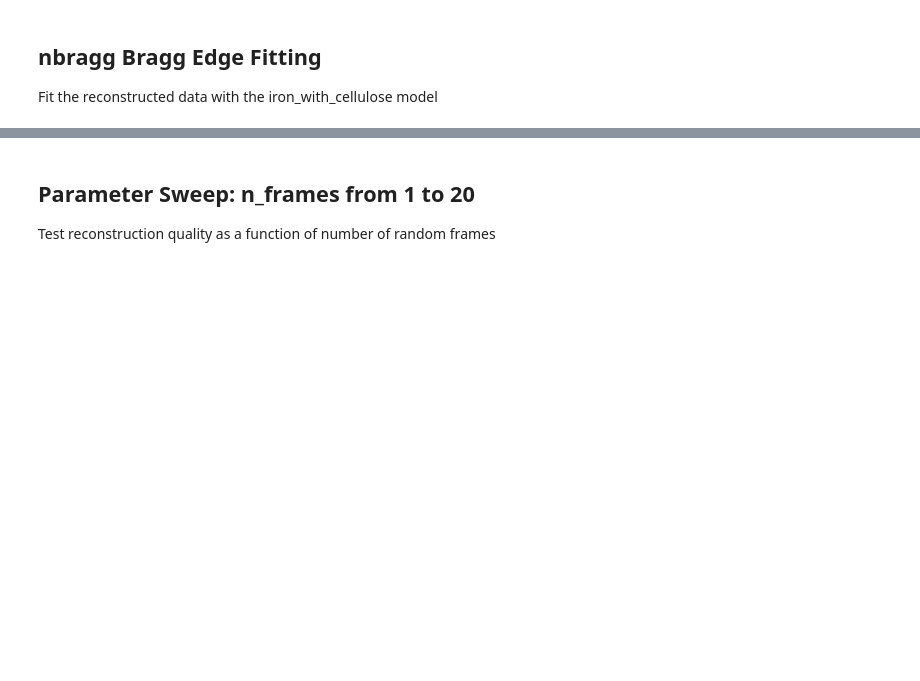
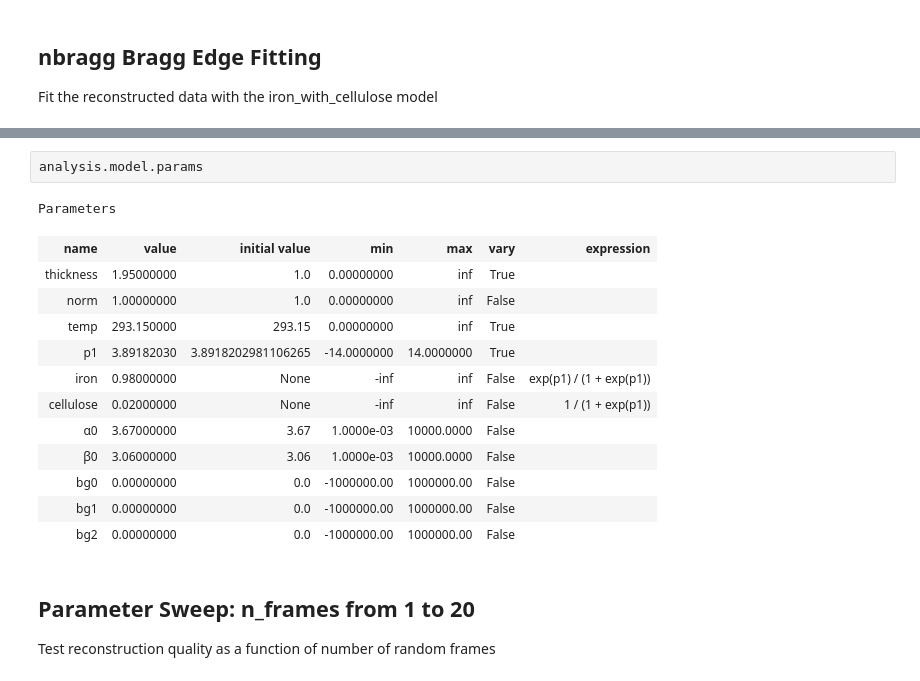
Before and after one commit to TsvikiHirsh/frame_overlap, a Jupyter notebook: notebooks/simple_reconstruction_example.ipynb, the cells around one changed output, grey strips where cells are left out. Drawn from its saved outputs; the diff is of its cells as text; blank space fills up the shorter version.

```diff
--- a/notebooks/simple_reconstruction_example.ipynb
+++ b/notebooks/simple_reconstruction_example.ipynb
@@ -122,3 +119,19 @@ plt.show()
+# %%
+analysis.model.params
+# %% [output]
+Parameters
+| name | value | initial value | min | max | vary | expression |
+| thickness | 1.95000000 | 1.0 | 0.00000000 | inf | True |  |
+| norm | 1.00000000 | 1.0 | 0.00000000 | inf | False |  |
+| temp | 293.150000 | 293.15 | 0.00000000 | inf | True |  |
+| p1 | 3.89182030 | 3.8918202981106265 | -14.0000000 | 14.0000000 | True |  |
+| iron | 0.98000000 | None | -inf | inf | False | exp(p1) / (1 + exp(p1)) |
+| cellulose | 0.02000000 | None | -inf | inf | False | 1 / (1 + exp(p1)) |
+| α0 | 3.67000000 | 3.67 | 1.0000e-03 | 10000.0000 | False |  |
+| β0 | 3.06000000 | 3.06 | 1.0000e-03 | 10000.0000 | False |  |
+| bg0 | 0.00000000 | 0.0 | -1000000.00 | 1000000.00 | False |  |
+| bg1 | 0.00000000 | 0.0 | -1000000.00 | 1000000.00 | False |  |
+| bg2 | 0.00000000 | 0.0 | -1000000.00 | 1000000.00 | False |  |
 # %% [markdown]
 ## Parameter Sweep: n_frames from 1 to 20
 
```
Also changed, not shown: parts of 8 cells of this notebook, 5 other files.
